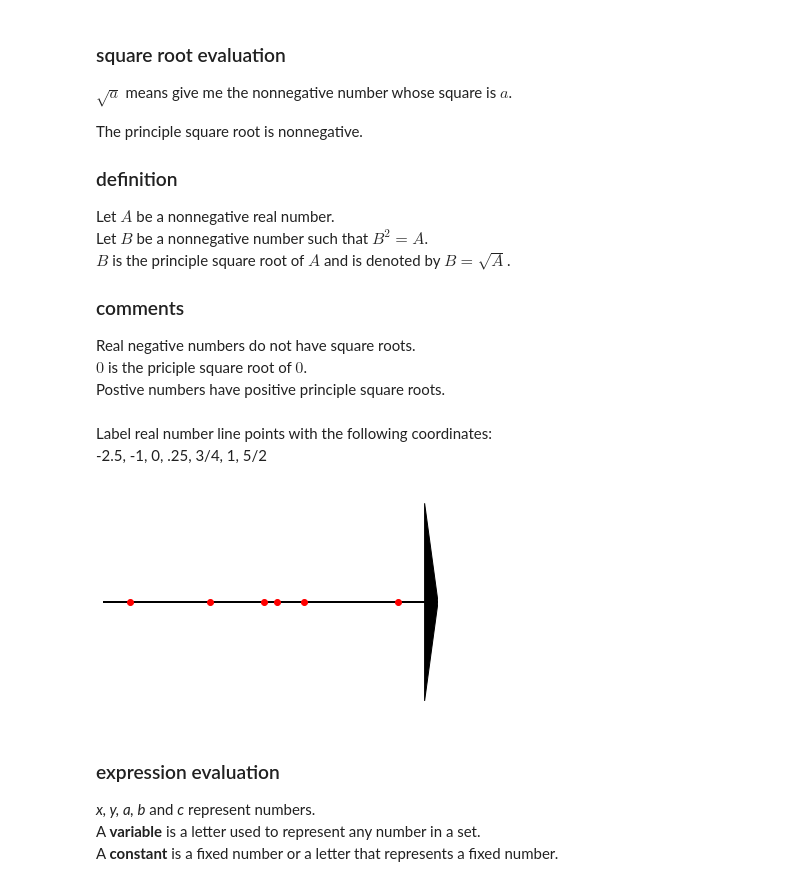
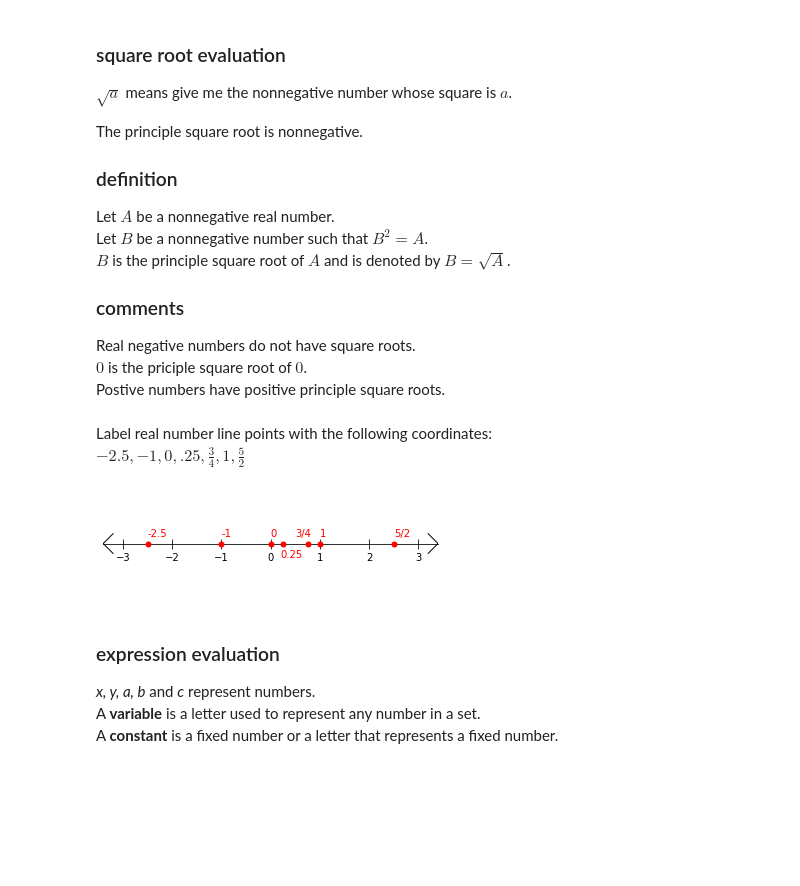
Before and after one commit to geraldwenzel/math_notebooks, a Jupyter notebook: math.ipynb, the cells around one changed output. Saved outputs shown, nothing was run; the diff lists cells and outputs as text; code cells hidden in the pictures; blank space fills up the shorter version.

Commit message:
updated: label number line points example

```diff
--- a/math.ipynb
+++ b/math.ipynb
@@ -643,25 +643,39 @@ $0$ is the priciple square root of $0$.
 Postive numbers have positive principle square roots.
 # %% [markdown]
 Label real number line points with the following coordinates:
--2.5, -1, 0, .25, 3/4, 1, 5/2
+$-2.5, -1, 0, .25, \frac{3}{4}, 1, \frac{5}{2}$
-# %%
-plt.axhline(y=0, color='black', lw=2)
-x_coords = [-2.5, -1, 0, .25, Rational(3, 4), Rational(5, 2)]
-y_coords = [0, 0, 0, 0, 0, 0]
-plt.plot(x_coords, y_coords, color='red', marker='o', linestyle='none')
-
-y_position = .01
-for xy in zip(x_coords, y_coords):
-    y_position = -y_position
-    plt.annotate(text='({}, {})'.format(xy[0], xy[1]), xy=(xy[0], y_position))
-
-plt.yticks([])
-plt.xticks([])
-plt.axis('off')
-plt.arrow(x=3., y=0, dx=.25,dy=0, width=.002, head_length=.25, length_includes_head=.25, color='black')
-_ = plt.xlim(left=-3, right=3.25)
-# %% [output]
-[figure, removed]
+# %%
+fig, ax = plt.subplots(nrows=1)
+x_min = -3
+x_max = 3
+ax.set_ylim(-1, 1)
+ax.set_xlim(x_min - 0.4, x_max + 0.4)
+ax.set_xticks(range(x_min, x_max + 1))
+ax.set_yticks([])
+ax.tick_params(axis='x', direction='inout', length=10)
+ax.spines['bottom'].set_position('zero')
+ax.spines['bottom'].set_zorder(0)
+for dir in ['left', 'right', 'top']:
+    ax.spines[dir].set_visible(False)
+ax.plot([x_min - 0.2, x_min - 0.4, x_min - 0.2], [0.2, 0, -0.2], color='black', lw=1)
+ax.plot([x_max + 0.2, x_max + 0.4, x_max + 0.2], [0.2, 0, -0.2], color='black', lw=1)
+
+for point in [-2.5, -1, 0, .25, Rational(3,4), 1, Rational(5,2)]:
+    ax.plot(point, 0, linestyle='', marker='o', fillstyle='full', markerfacecolor='red', markeredgecolor='red',
+            markersize=5, lw=2, zorder=3)
+
+plt.annotate(text=-2.5, xy=(-2.5, .15), size=10, color='red')
+plt.annotate(text=-1, xy=(-1, .15), size=10, color='red')
+plt.annotate(text=0, xy=(0, .15), size=10, color='red')
+plt.annotate(text=.25, xy=(.2, -.28), size=10, color='red')
+plt.annotate(text=Rational(3,4), xy=(.5, .15), size=10, color='red')
+plt.annotate(text=1, xy=(1, .15), size=10, color='red')
+plt.annotate(text=Rational(5,2), xy=(5/2, .15), size=10, color='red')
+
+ax.set_aspect('equal')
+plt.show()
+# %% [output]
+[figure, added]
 # %% [markdown]
 ### expression evaluation
 *x, y, a, b* and _c_ represent numbers.
```
